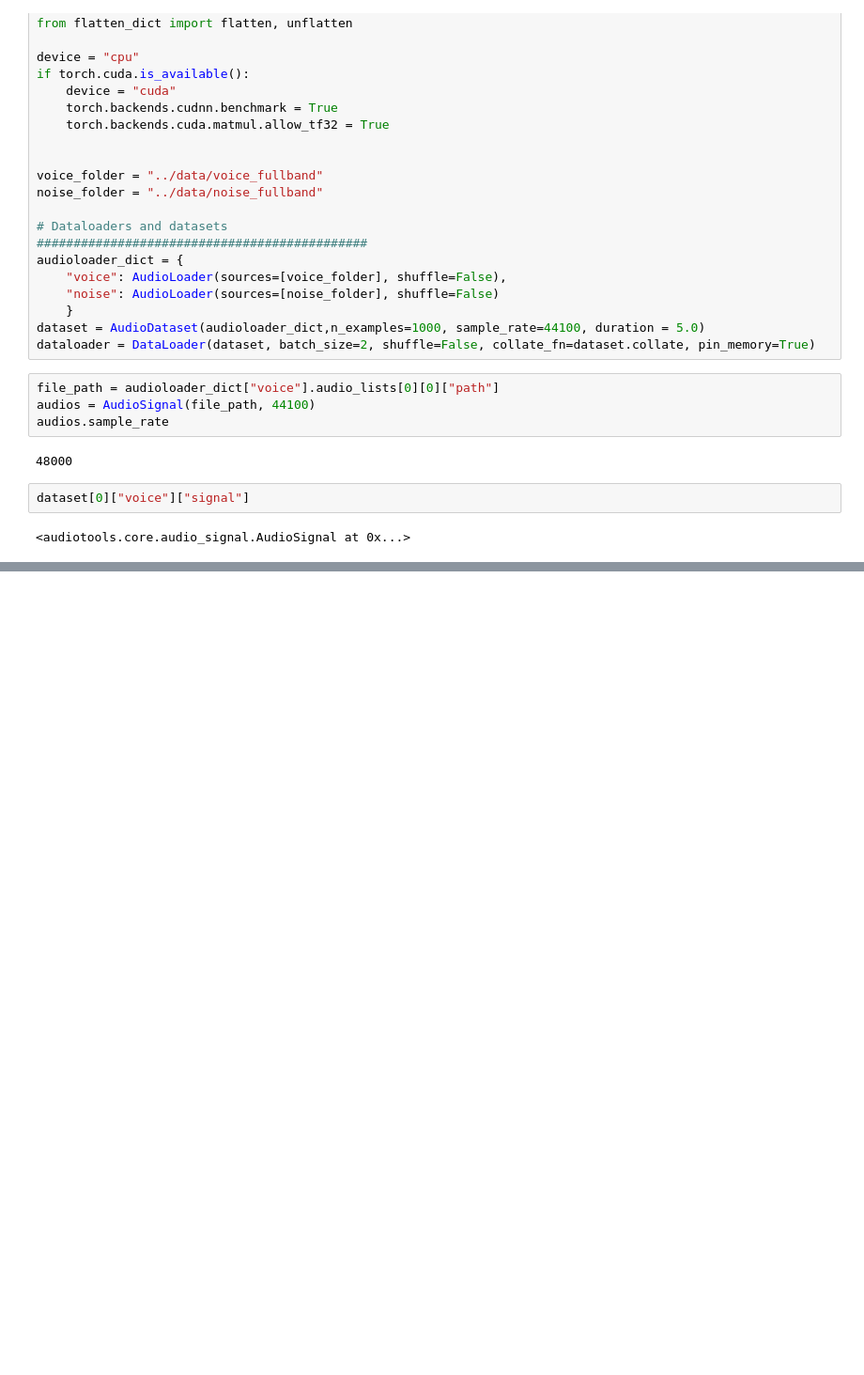
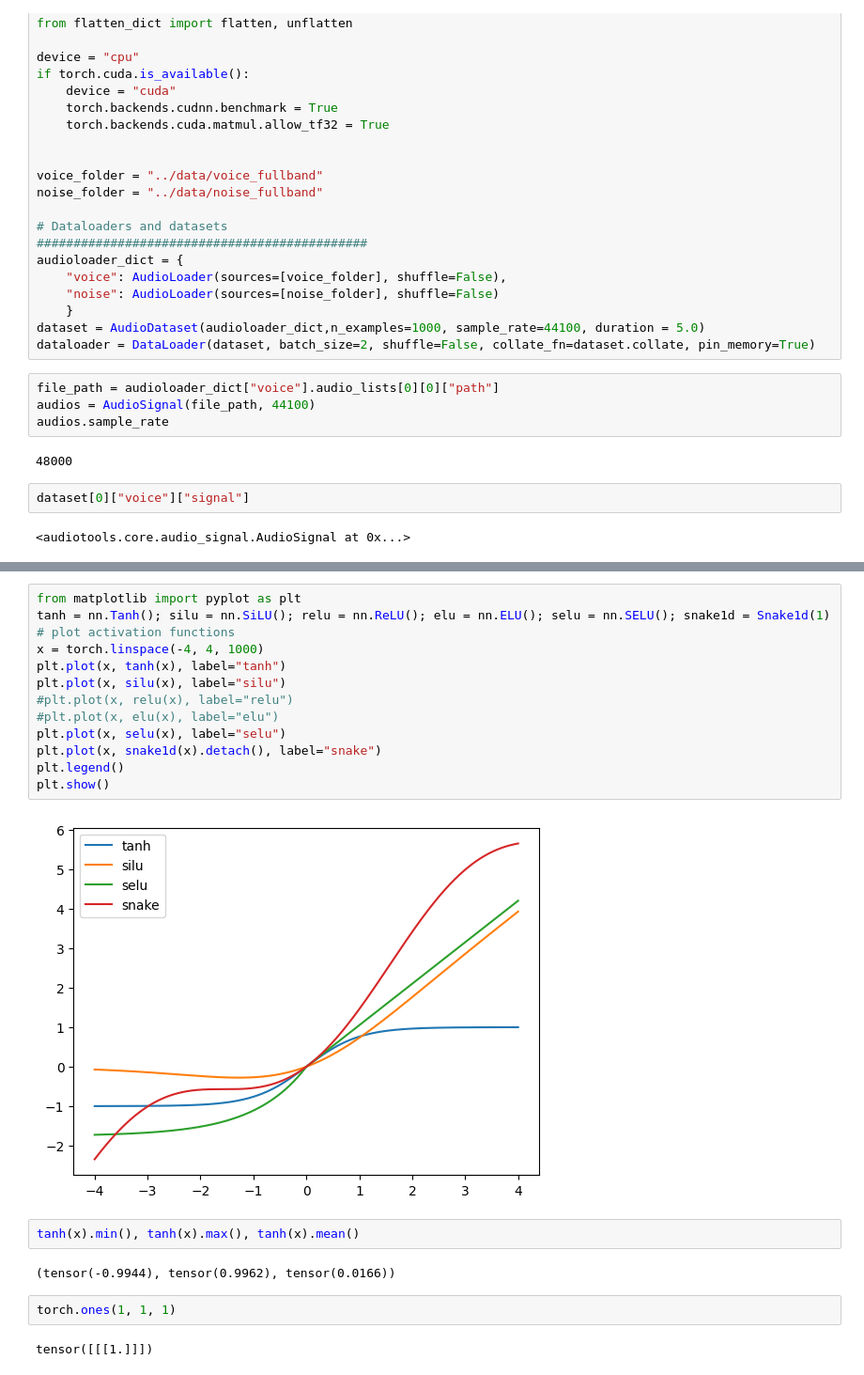
Before and after one commit to thorhojhus/neural_audio, a Jupyter notebook: notebooks/audiotools.ipynb, the cells around one changed output, grey strips where cells are left out. Shown at 94% size. Cells and saved outputs as stored; diff of their text form; blank space fills up the shorter version.

```diff
--- a/notebooks/audiotools.ipynb
+++ b/notebooks/audiotools.ipynb
@@ -192,0 +299,23 @@ dataset[0]["voice"]["signal"]
+# %%
+from matplotlib import pyplot as plt
+tanh = nn.Tanh(); silu = nn.SiLU(); relu = nn.ReLU(); elu = nn.ELU(); selu = nn.SELU(); snake1d = Snake1d(1)
+# plot activation functions
+x = torch.linspace(-4, 4, 1000)
+plt.plot(x, tanh(x), label="tanh")
+plt.plot(x, silu(x), label="silu")
+#plt.plot(x, relu(x), label="relu")
+#plt.plot(x, elu(x), label="elu")
+plt.plot(x, selu(x), label="selu")
+plt.plot(x, snake1d(x).detach(), label="snake")
+plt.legend()
+plt.show()
+# %% [output]
+[figure, added]
+# %%
+tanh(x).min(), tanh(x).max(), tanh(x).mean()
+# %% [output]
+(tensor(-0.9944), tensor(0.9962), tensor(0.0166))
+# %%
+torch.ones(1, 1, 1)
+# %% [output]
+tensor([[[1.]]])
```
Also changed, not shown: parts of 9 cells of this notebook, 3 other files.
